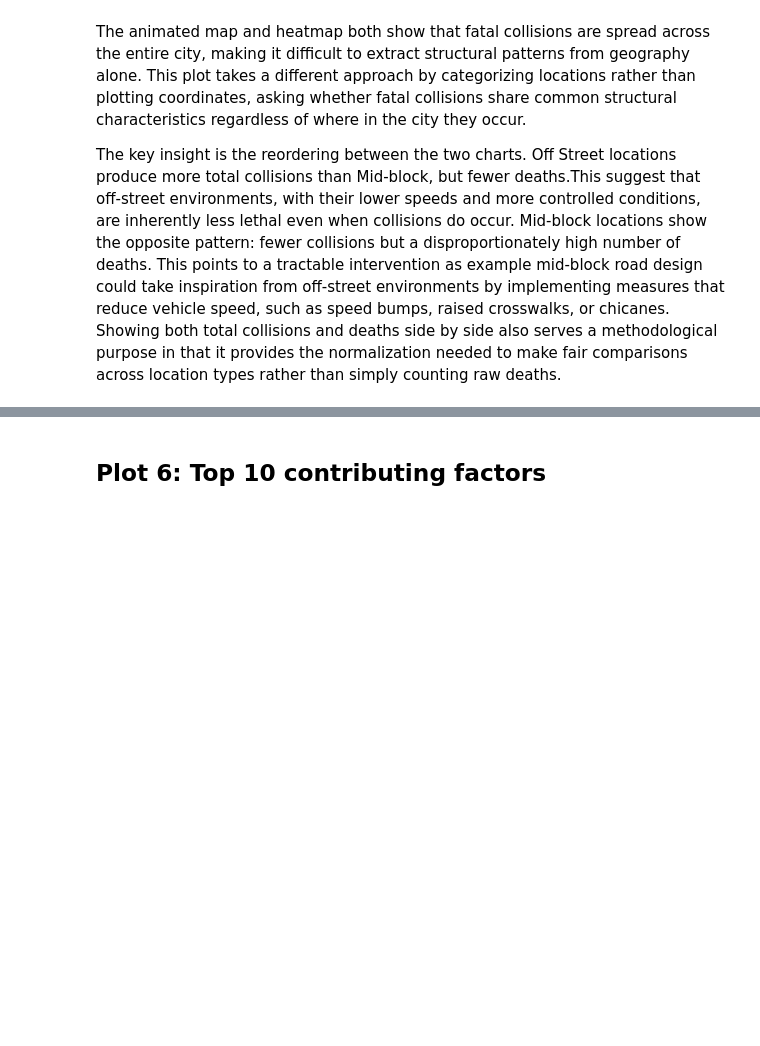
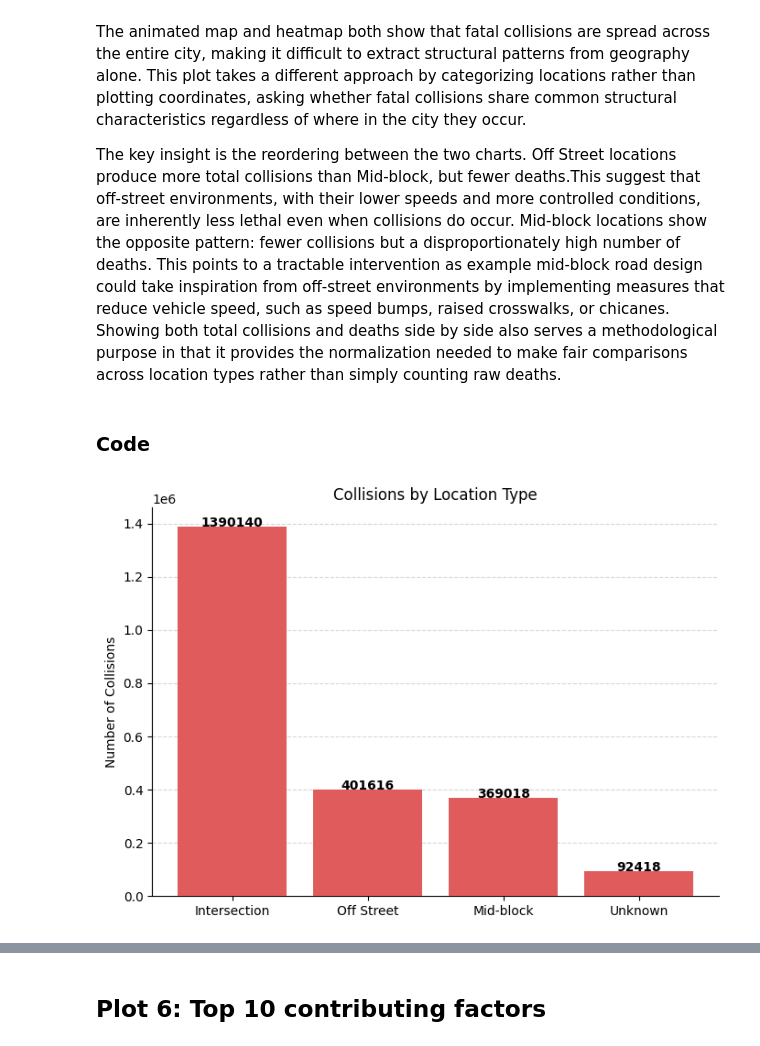
Before and after one commit to bonluc/02806_social_data_analysis_project, a Jupyter notebook: explainer_notebook.ipynb, the cells around one changed output, grey strips where cells are left out. Saved outputs shown, nothing was run; the diff lists cells and outputs as text; code cells hidden in the pictures; blank space fills up the shorter version.

```diff
--- a/explainer_notebook.ipynb
+++ b/explainer_notebook.ipynb
@@ -2591,3 +2881,5 @@ environments, with their lower speeds and more controlled conditions, are inhere
 less lethal even when collisions do occur. Mid-block locations show the opposite pattern: fewer collisions but a disproportionately high number of deaths. This points to a tractable intervention as example mid-block road design could take inspiration from
 off-street environments by implementing measures that reduce vehicle speed, such as speed bumps, raised crosswalks, or chicanes. Showing both total collisions and deaths side by side also serves a methodological purpose in that it provides the normalization needed
 to make fair comparisons across location types rather than simply counting raw deaths.
+# %% [markdown]
+### Code
@@ -2593,0 +2890,34 @@ to make fair comparisons across location types rather than simply counting raw d
+# %%
+df = pd.read_csv('datasets/Motor_Vehicle_Collisions_-_Crashes_20260407.csv')
+# %%
+df['LOCATION TYPE'] = 'Unknown'
+
+df.loc[
+    df['OFF STREET NAME'].notna(), 'LOCATION TYPE'] = 'Off Street'
+
+df.loc[
+    df['ON STREET NAME'].notna() & df['CROSS STREET NAME'].isna(), 'LOCATION TYPE'] = 'Mid-block'
+
+df.loc[
+    df['ON STREET NAME'].notna() & df['CROSS STREET NAME'].notna(), 'LOCATION TYPE'] = 'Intersection'
+
+counts = df['LOCATION TYPE'].value_counts()
+
+fig, ax = plt.subplots(figsize=(7, 5))
+ax.bar(counts.index, counts.values, color='#e05c5c', zorder=3)
+
+for i, (k, v) in enumerate(counts.items()):
+    ax.text(i, v + 1, str(v), ha='center', fontweight='bold')
+
+ax.set_ylabel('Number of Collisions')
+ax.set_title('Collisions by Location Type')
+ax.yaxis.grid(True, linestyle='--', alpha=0.5, zorder=0)
+ax.set_axisbelow(True)
+ax.spines['top'].set_visible(False)
+ax.spines['right'].set_visible(False)
+
+plt.tight_layout()
+#plt.savefig('plots/collisions_location_type.png', dpi=150, bbox_inches='tight')
+plt.show()
+# %% [output]
+[figure, added]
```
Also changed, not shown: parts of 24 cells of this notebook.
